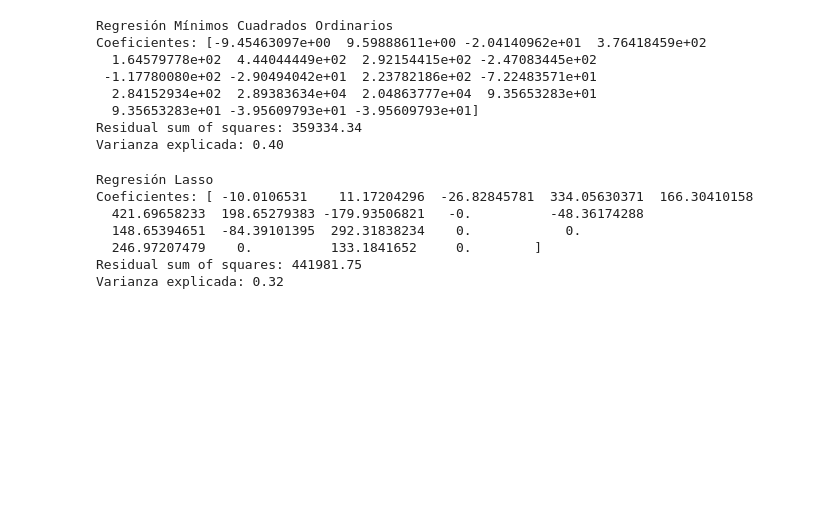
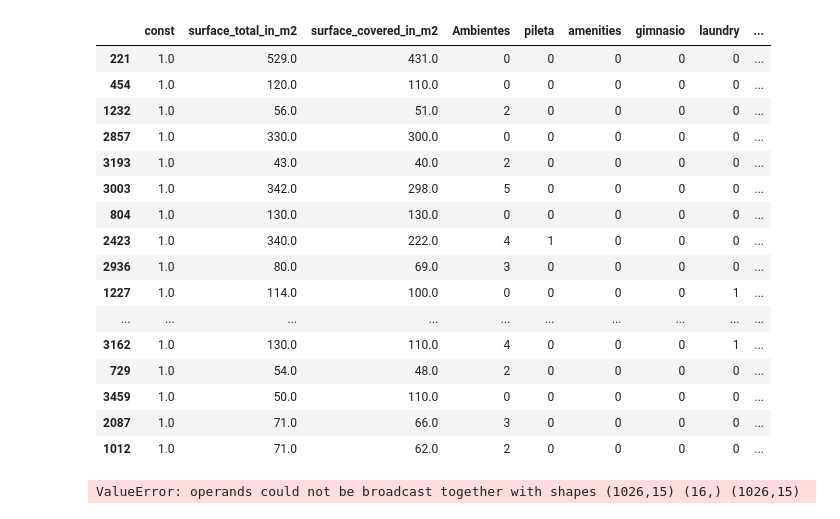
Before and after one commit to GabrielCasal/Digital_House, a Jupyter notebook: parte 2 juan.ipynb, the cells around one changed output. Saved outputs shown, nothing was run; the diff lists cells and outputs as text; code cells hidden in the pictures; blank space fills up the shorter version.

```diff
--- a/parte 2 juan.ipynb
+++ b/parte 2 juan.ipynb
@@ -67,0 +72,16 @@ print(X_test.shape, y_test.shape)
+# %%
+X_train = sm.add_constant(X_train)
+
+model = sm.OLS(y_train, X_train).fit()
+predictions = model.predict(X_train)
+
+# Graficamos los resultados
+plt.plot(y_train,y_train, '-.', c='grey')
+plt.scatter(predictions, y_train, s=30, c='r', marker='+', zorder=10)
+plt.xlabel("Predicciones usando RM")
+plt.ylabel("Valores reales MEDV")
+plt.show()
+
+# Imprimimos el MSE y un resumen del modelo
+print ("EMC:", mean_squared_error(y_train, predictions))
+print (model.summary())
@@ -67,0 +107,25 @@ print(X_test.shape, y_test.shape)
+# %%
+data_e = X_train
+data_e['error'] = y_train - predictions
+data_e['error_abs'] = np.abs(y_train - predictions)
+data_e['precioxm2'] = y_train
+data_e['pred'] = predictions
+data_e.sort_values(by='error_abs',ascending=False).head(50)
+# %% [output]
+|  | const | surface_total_in_m2 | surface_covered_in_m2 | Ambientes | pileta | amenities | gimnasio | laundry | ... |
+| 221 | 1.0 | 529.0 | 431.0 | 0 | 0 | 0 | 0 | 0 | ... |
+| 454 | 1.0 | 120.0 | 110.0 | 0 | 0 | 0 | 0 | 0 | ... |
+| 1232 | 1.0 | 56.0 | 51.0 | 2 | 0 | 0 | 0 | 0 | ... |
+| 2857 | 1.0 | 330.0 | 300.0 | 0 | 0 | 0 | 0 | 0 | ... |
+| 3193 | 1.0 | 43.0 | 40.0 | 2 | 0 | 0 | 0 | 0 | ... |
+| 3003 | 1.0 | 342.0 | 298.0 | 5 | 0 | 0 | 0 | 0 | ... |
+| 804 | 1.0 | 130.0 | 130.0 | 0 | 0 | 0 | 0 | 0 | ... |
+| 2423 | 1.0 | 340.0 | 222.0 | 4 | 1 | 0 | 0 | 0 | ... |
+| 2936 | 1.0 | 80.0 | 69.0 | 3 | 0 | 0 | 0 | 0 | ... |
+| 1227 | 1.0 | 114.0 | 100.0 | 0 | 0 | 0 | 0 | 1 | ... |
+| ... | ... | ... | ... | ... | ... | ... | ... | ... | ... |
+| 3162 | 1.0 | 130.0 | 110.0 | 4 | 0 | 0 | 0 | 1 | ... |
+| 729 | 1.0 | 54.0 | 48.0 | 2 | 0 | 0 | 0 | 0 | ... |
+| 3459 | 1.0 | 50.0 | 110.0 | 0 | 0 | 0 | 0 | 0 | ... |
+| 2087 | 1.0 | 71.0 | 66.0 | 3 | 0 | 0 | 0 | 0 | ... |
+| 1012 | 1.0 | 71.0 | 62.0 | 2 | 0 | 0 | 0 | 0 | ... |
@@ -68,3 +134,8 @@ print(X_test.shape, y_test.shape)
+# %%
+X_train_s = se.fit_transform(X_train)
+X_test_s = se.transform(X_test)
+# %% [output]
+ValueError: operands could not be broadcast together with shapes (1026,15) (16,) (1026,15)
 # %%
 regr = linear_model.LinearRegression()
 regr.fit(X_train, y_train)
@@ -77,33 +148,16 @@ print("Residual sum of squares: %.2f"
  % np.mean((regr.predict(X_train) - y_train) ** 2))
 # Varianza explicada
 print('Varianza explicada: %.2f\n' % regr.score(X_train, y_train))
-# %% [output]
-Regresión Mínimos Cuadrados Ordinarios
-Coeficientes: [-9.45463097e+00  9.59888611e+00 -2.04140962e+01  3.76418459e+02
-  1.64579778e+02  4.44044449e+02  2.92154415e+02 -2.47083445e+02
- -1.17780080e+02 -2.90494042e+01  2.23782186e+02 -7.22483571e+01
-  2.84152934e+02  2.89383634e+04  2.04863777e+04  9.35653283e+01
-  9.35653283e+01 -3.95609793e+01 -3.95609793e+01]
-Residual sum of squares: 359334.34
-Varianza explicada: 0.40
 # %%
-regr2=linear_model.LassoCV(cv=10).fit(X_train, y_train)
+regr2=linear_model.LassoCV(cv=10).fit(X_train_s, y_train)
 
 print ('Regresión Lasso' )
 # Coeficiente
 print ('Coeficientes:', regr2.coef_)
 # MSE
 print("Residual sum of squares: %.2f"
- % np.mean((regr2.predict(X_test) - y_test) ** 2))
+ % np.mean((regr2.predict(X_train_s) - y_train) ** 2))
 # Varianza Explicada
-print('Varianza explicada: %.2f\n' % regr2.score(X_train, y_train))
+print('Varianza explicada: %.2f\n' % regr2.score(X_train_s, y_train))
-# %% [output]
-Regresión Lasso
-Coeficientes: [ -10.0106531    11.17204296  -26.82845781  334.05630371  166.30410158
-  421.69658233  198.65279383 -179.93506821   -0.          -48.36174288
-  148.65394651  -84.39101395  292.31838234    0.            0.
-  246.97207479    0.          133.1841652     0.        ]
-Residual sum of squares: 441981.75
-Varianza explicada: 0.32
 # %%
 regr3=linear_model.RidgeCV(alphas=[0.1,0.2,0.5,0.7,1.0,1.5,3.0,5.0,7.0,10.0])
```
Also changed, not shown: parts of 21 cells of this notebook, 3 other files.
